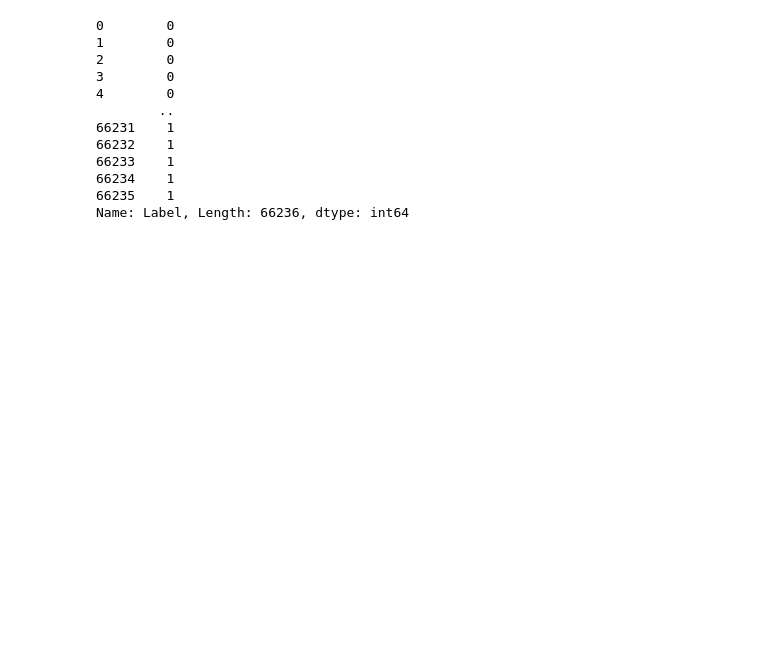
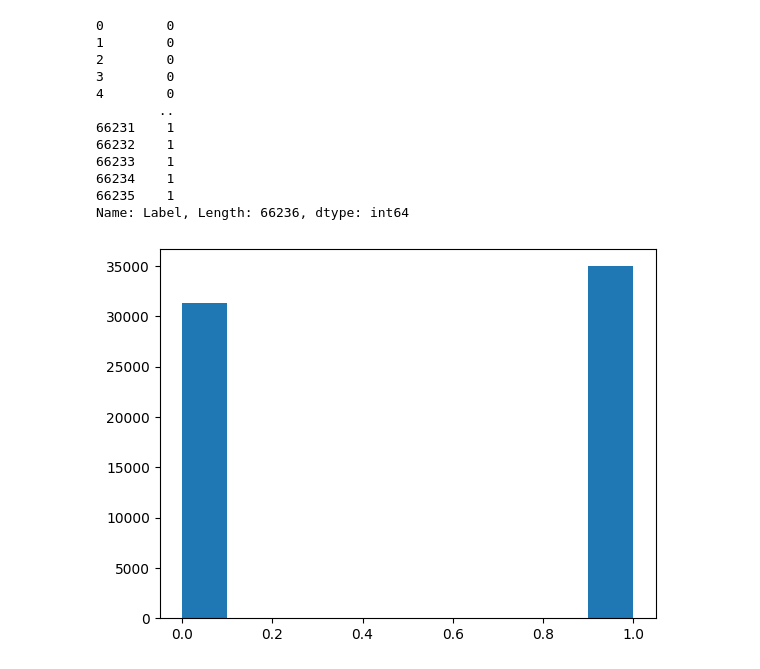
Before and after one commit to ZiaUrRehman-bit/DDOS-attacks-Classification-by-Machine-Learning, a Jupyter notebook: DDOS attack Classification.ipynb, the cells around one changed output. Cells and saved outputs as stored; diff of their text form; code cells hidden in the pictures; blank space fills up the shorter version.

```diff
--- a/DDOS attack Classification.ipynb
+++ b/DDOS attack Classification.ipynb
@@ -238,3 +238,8 @@ DDosData['Label']
 66234    1
 66235    1
 Name: Label, Length: 66236, dtype: int64
+# %%
+plt.hist(DDosData['Label'])
+plt.show()
+# %% [output]
+[figure, added]
```
Also changed, not shown: parts of 13 cells of this notebook.
